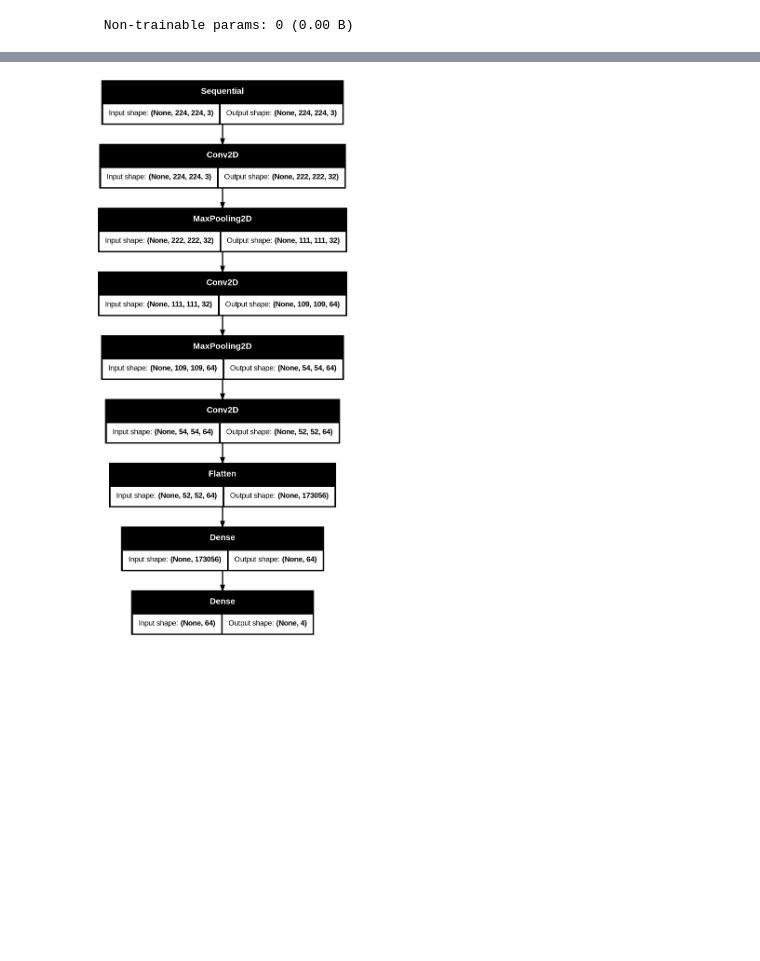
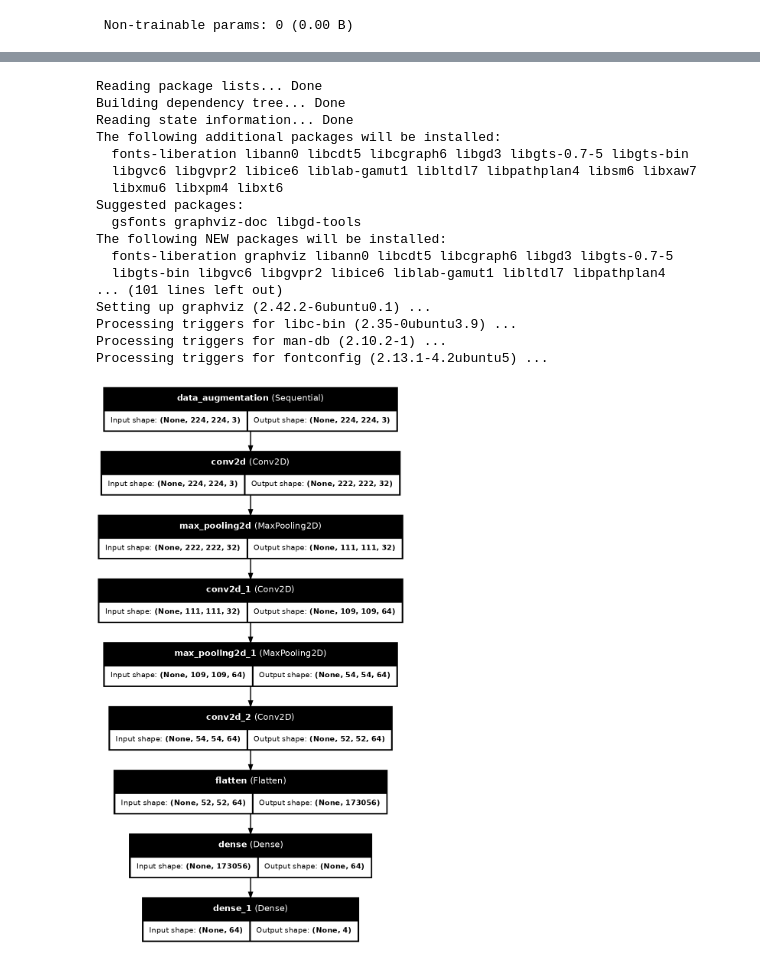
Before and after one commit to NohailaAitHammad/NeuroVision_AI, a Jupyter notebook: notebooks/training.ipynb, the cells around one changed output, grey strips where cells are left out. Cells and saved outputs as stored; diff of their text form; code cells hidden in the pictures; blank space fills up the shorter version.

```diff
--- a/notebooks/training.ipynb
+++ b/notebooks/training.ipynb
@@ -230,32 +305,38 @@ Model: "sequential"
 # %%
 # Path("models").mkdir(parents=True, exist_ok=True)
-Path("backup").mkdir(parents=True, exist_ok=True)
+output_dir = Path("/cnn/models")
+backup_dir = Path("/cnn/backup")
 
-output_dir = Path("/kaggle/working/models")
 output_dir.mkdir(parents=True, exist_ok=True)
-
-checkpoint_path = output_dir / "best_model.keras"
+backup_dir.mkdir(parents=True, exist_ok=True)
 # %%
-model.compile(optimizer='adam',
-              loss=tf.keras.losses.SparseCategoricalCrossentropy(from_logits=True),
-              metrics=['accuracy'])
+
 
 checkpoint = ModelCheckpoint(
-    filepath=str(checkpoint_path),
+    filepath=str(output_dir / "model_epoch_{epoch:03d}.keras"),
     monitor="val_accuracy",
-    mode="max",
-    save_best_only=True,
+    save_best_only=False,
+    save_weights_only=False,
+    save_freq="epoch",
     verbose=1
 )
-callback = EarlyStopping(monitor='val_loss',patience=3, mode='min', restore_best_weights=True)
+checkpoint_best = tf.keras.callbacks.ModelCheckpoint(
+    filepath=str(output_dir / "best_model.keras"),
+    monitor="val_loss",
+    mode="min",
+    save_best_only=True,
+    save_weights_only=False,
+    verbose=1
+)
+callback = EarlyStopping(monitor='val_loss',patience=4, restore_best_weights=True)
 backup = BackupAndRestore(
-    'backup/', save_freq="epoch", double_checkpoint=True, delete_checkpoint=False
+    '/cnn/backup/', save_freq="epoch", double_checkpoint=True, delete_checkpoint=False
 )
 # %%
 debut = time.time()
 
 history = model.fit(Train_ds, epochs=EPOCHS,
-                    validation_data=(Val_ds), batch_size=BATCH_SIZE, callbacks=[checkpoint, callback, backup])
+                  validation_data=(Val_ds), batch_size=BATCH_SIZE, callbacks=[checkpoint, callback, backup, checkpoint_best])
 
 fin = time.time()
 
@@ -343,11 +469,34 @@ weighted avg       0.91      0.91      0.91       702
 # %%
-out_dir = Path("/kaggle/working/tmp")
+!apt-get update -qq && apt-get install -y graphviz
+from IPython.display import Image, display
+out_dir = Path("/transfer_learning/tmp")
 out_dir.mkdir(parents=True, exist_ok=True)
 
-checkpoint_path1 = output_dir / "plot_model.png"
-tf.keras.utils.plot_model(model, to_file=str(checkpoint_path1), show_shapes=True)
+checkpoint_path1 = output_dir / "architecture_model_cnn.png"
+tf.keras.utils.plot_model(model, to_file=str(checkpoint_path1), show_shapes=True,show_layer_names=True,
+dpi=100
+)
+
+display(Image(filename=checkpoint_path1))
 # %% [output]
+Reading package lists... Done
+Building dependency tree... Done
+Reading state information... Done
+The following additional packages will be installed:
+  fonts-liberation libann0 libcdt5 libcgraph6 libgd3 libgts-0.7-5 libgts-bin
+  libgvc6 libgvpr2 libice6 liblab-gamut1 libltdl7 libpathplan4 libsm6 libxaw7
+  libxmu6 libxpm4 libxt6
+Suggested packages:
+  gsfonts graphviz-doc libgd-tools
+The following NEW packages will be installed:
+  fonts-liberation graphviz libann0 libcdt5 libcgraph6 libgd3 libgts-0.7-5
+  libgts-bin libgvc6 libgvpr2 libice6 liblab-gamut1 libltdl7 libpathplan4
+... (101 lines left out)
+Setting up graphviz (2.42.2-6ubuntu0.1) ...
+Processing triggers for libc-bin (2.35-0ubuntu3.9) ...
+Processing triggers for man-db (2.10.2-1) ...
+Processing triggers for fontconfig (2.13.1-4.2ubuntu5) ...
-[figure, old version]
+[figure, new version]
 # %%
 i = len(y_true) - 3
 
```
Also changed, not shown: parts of 21 cells of this notebook, 8 other files.
